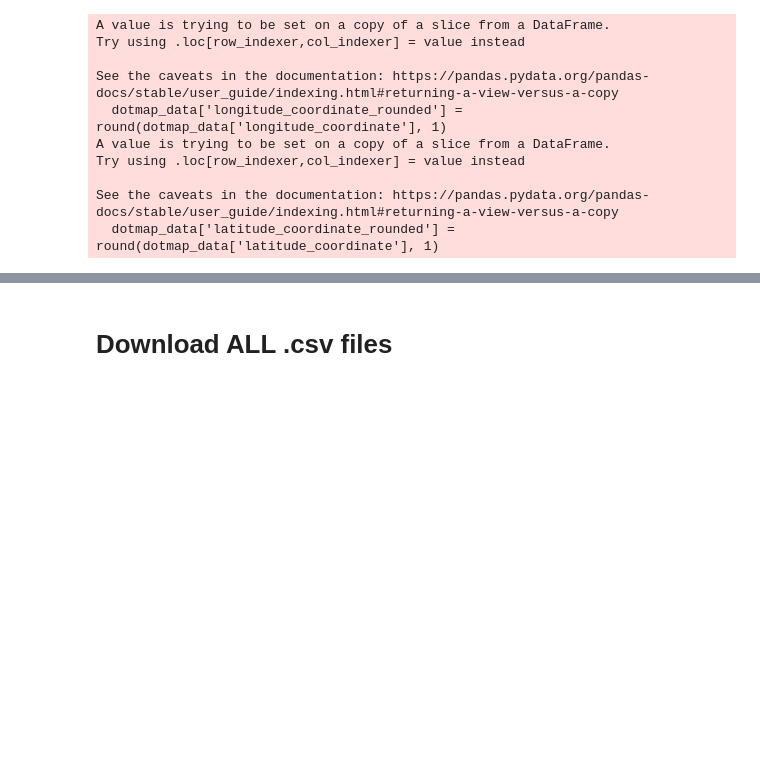
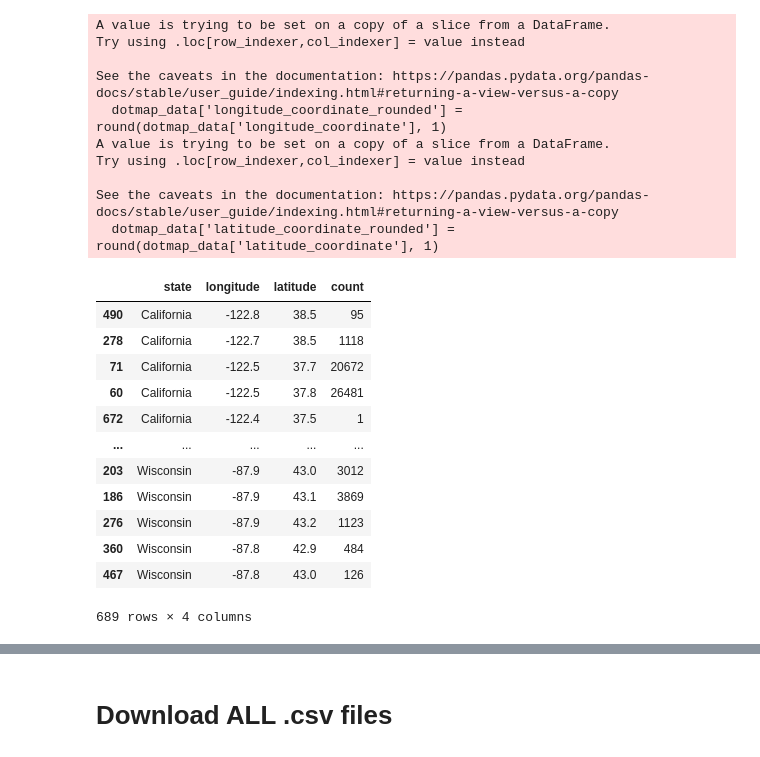
Before and after one commit to VittorioBartolomeoSecondin/DVIS-CAValli_Team, a Jupyter notebook: Maps.ipynb, the cells around one changed output, grey strips where cells are left out. Saved outputs shown, nothing was run; the diff lists cells and outputs as text; code cells hidden in the pictures; blank space fills up the shorter version.

```diff
--- a/Maps.ipynb
+++ b/Maps.ipynb
@@ -339,0 +337,16 @@ dotmap_rounded.to_csv('dotmap.csv', index=False)
+# %%
+dotmap_rounded
+# %% [output]
+|  | state | longitude | latitude | count |
+| 490 | California | -122.8 | 38.5 | 95 |
+| 278 | California | -122.7 | 38.5 | 1118 |
+| 71 | California | -122.5 | 37.7 | 20672 |
+| 60 | California | -122.5 | 37.8 | 26481 |
+| 672 | California | -122.4 | 37.5 | 1 |
+| ... | ... | ... | ... | ... |
+| 203 | Wisconsin | -87.9 | 43.0 | 3012 |
+| 186 | Wisconsin | -87.9 | 43.1 | 3869 |
+| 276 | Wisconsin | -87.9 | 43.2 | 1123 |
+| 360 | Wisconsin | -87.8 | 42.9 | 484 |
+| 467 | Wisconsin | -87.8 | 43.0 | 126 |
+689 rows × 4 columns
```
Also changed, not shown: parts of 6 cells of this notebook.
